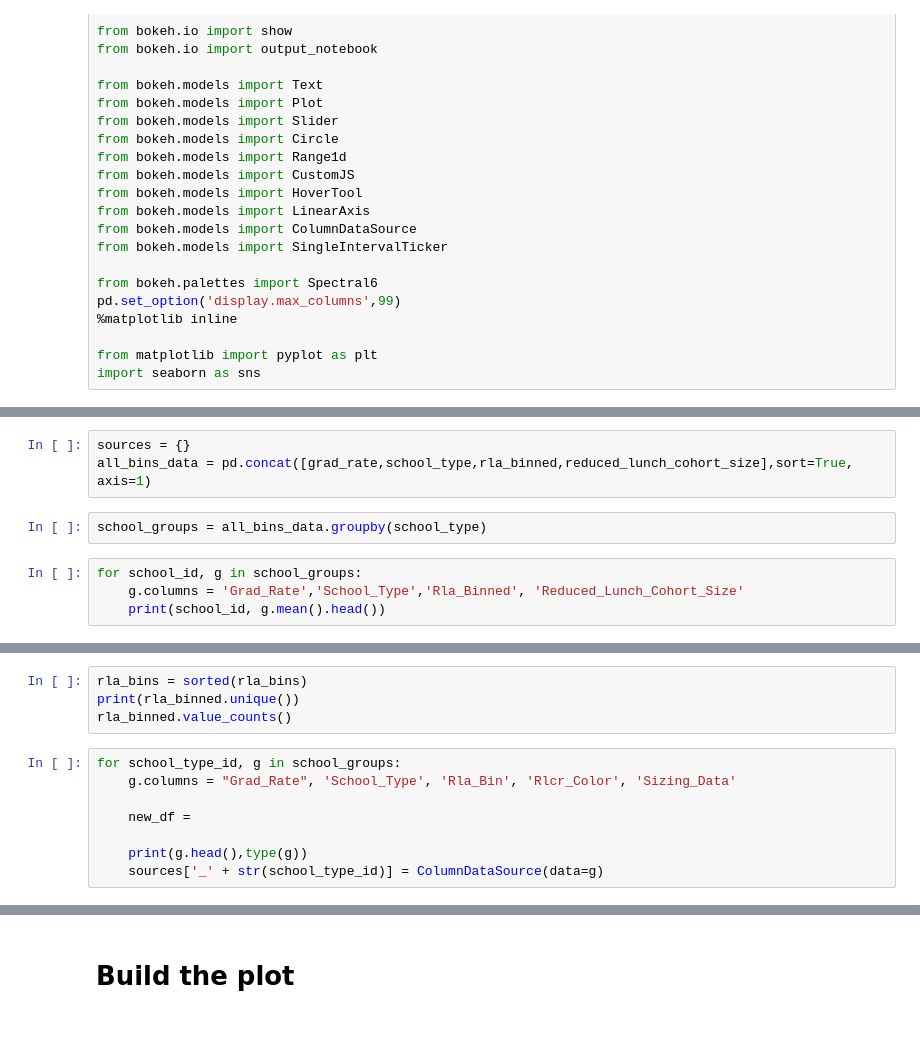
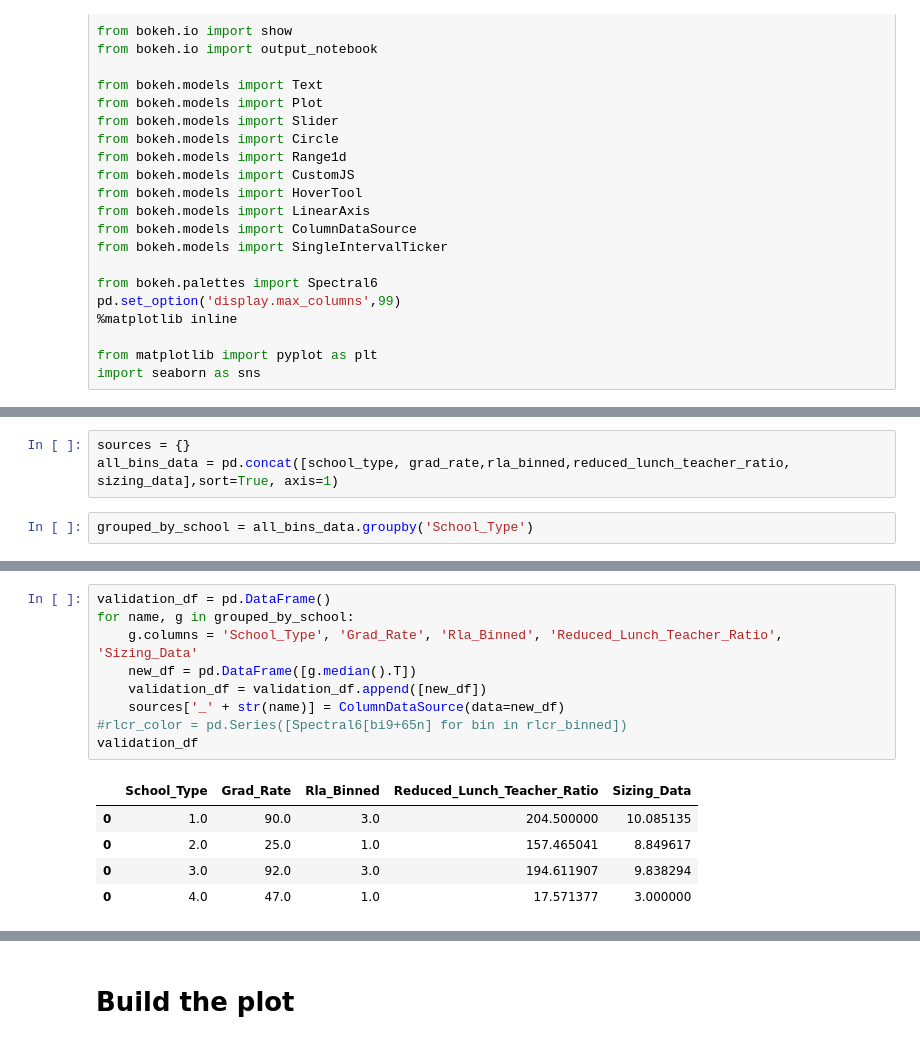
Before and after one commit to georgetown-analytics/student-outcomes, a Jupyter notebook: 5_Visualization/bokeh_slider_viz.ipynb, the cells around one changed output, grey strips where cells are left out. Drawn from its saved outputs; the diff is of its cells as text.

```diff
--- a/5_Visualization/bokeh_slider_viz.ipynb
+++ b/5_Visualization/bokeh_slider_viz.ipynb
@@ -84,9 +100,5 @@ del vars_tup
 # %%
 sources = {}
-all_bins_data = pd.concat([grad_rate,school_type,rla_binned,reduced_lunch_cohort_size],sort=True, axis=1)
+all_bins_data = pd.concat([school_type, grad_rate,rla_binned,reduced_lunch_teacher_ratio, sizing_data],sort=True, axis=1)
 # %%
-school_groups = all_bins_data.groupby(school_type)
+grouped_by_school = all_bins_data.groupby('School_Type')
-# %%
-for school_id, g in school_groups:
-    g.columns = 'Grad_Rate','School_Type','Rla_Binned', 'Reduced_Lunch_Cohort_Size'
-    print(school_id, g.mean().head())
@@ -114,15 +105,18 @@ dtype: float64
-# %%
-rla_bins = sorted(rla_bins)
-print(rla_binned.unique())
-rla_binned.value_counts()
-# %%
-for school_type_id, g in school_groups:
-    g.columns = "Grad_Rate", 'School_Type', 'Rla_Bin', 'Rlcr_Color', 'Sizing_Data'
-
-    new_df =
-
-    print(g.head(),type(g))
-    sources['_' + str(school_type_id)] = ColumnDataSource(data=g)
+# %%
+validation_df = pd.DataFrame()
+for name, g in grouped_by_school:
+    g.columns = 'School_Type', 'Grad_Rate', 'Rla_Binned', 'Reduced_Lunch_Teacher_Ratio', 'Sizing_Data'
+    new_df = pd.DataFrame([g.median().T])
+    validation_df = validation_df.append([new_df])
+    sources['_' + str(name)] = ColumnDataSource(data=new_df)
+#rlcr_color = pd.Series([Spectral6[bi9+65n] for bin in rlcr_binned])
+validation_df
+# %% [output]
+|  | School_Type | Grad_Rate | Rla_Binned | Reduced_Lunch_Teacher_Ratio | Sizing_Data |
+| 0 | 1.0 | 90.0 | 3.0 | 204.500000 | 10.085135 |
+| 0 | 2.0 | 25.0 | 1.0 | 157.465041 | 8.849617 |
+| 0 | 3.0 | 92.0 | 3.0 | 194.611907 | 9.838294 |
+| 0 | 4.0 | 47.0 | 1.0 | 17.571377 | 3.000000 |
 # %%
 import pprint
 pprint.pprint(sources)
```
Also changed, not shown: parts of 17 cells of this notebook.
